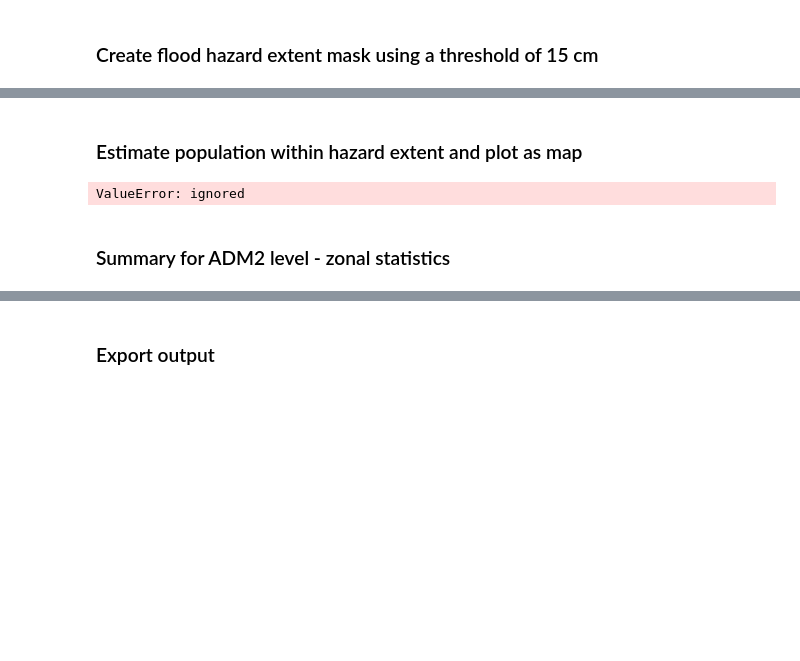
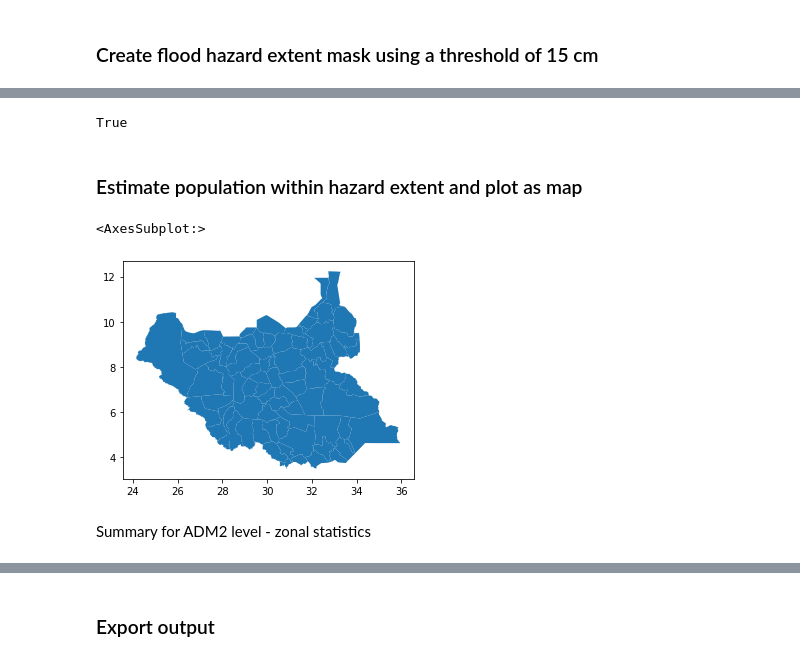
Before and after one commit to sabgis1968/rdl-pyTools, a Jupyter notebook: ss-fl-pop.ipynb, the cells around one changed output, grey strips where cells are left out. Drawn from its saved outputs; the diff is of its cells as text; code cells hidden in the pictures; blank space fills up the shorter version.

```diff
--- a/ss-fl-pop.ipynb
+++ b/ss-fl-pop.ipynb
@@ -169,6 +141,9 @@ pop.shape
+# %%
+# Flood mask should match population data resolution
+flood_mask.shape == pop_data.shape
+# %% [output]
+True
 # %% [markdown]
 ### Estimate population within hazard extent and plot as map
 # %%
-pop_fd = flood_mask * pop
+pop_fd = flood_mask * pop_data
-# %% [output]
-ValueError: ignored
@@ -185,2 +150,7 @@ plot pop_fd over osm basemap
+# %%
+adm2.plot()
+# %% [output]
+<AxesSubplot:>
+[figure, added]
 # %% [markdown]
-### Summary for ADM2 level - zonal statistics
+Summary for ADM2 level - zonal statistics
```
Also changed, not shown: parts of 20 cells of this notebook.
